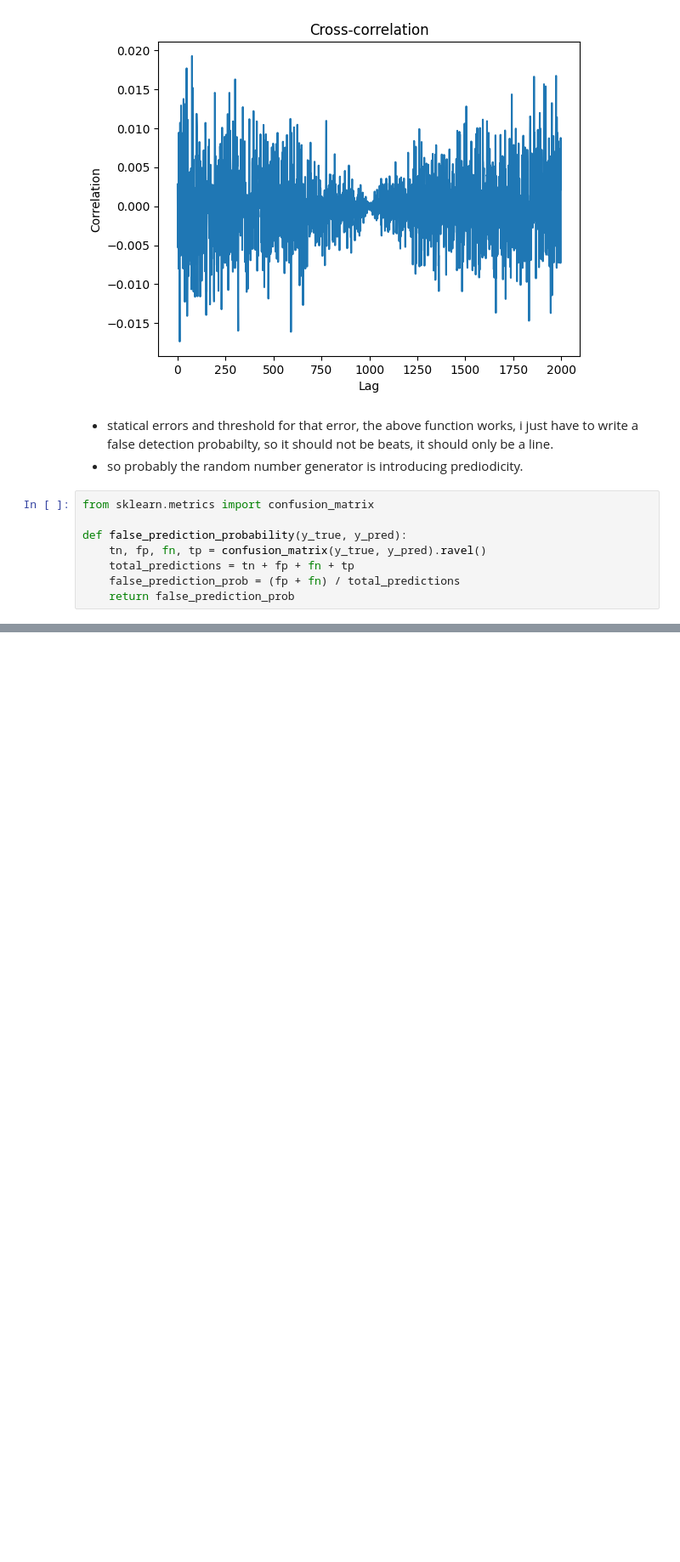
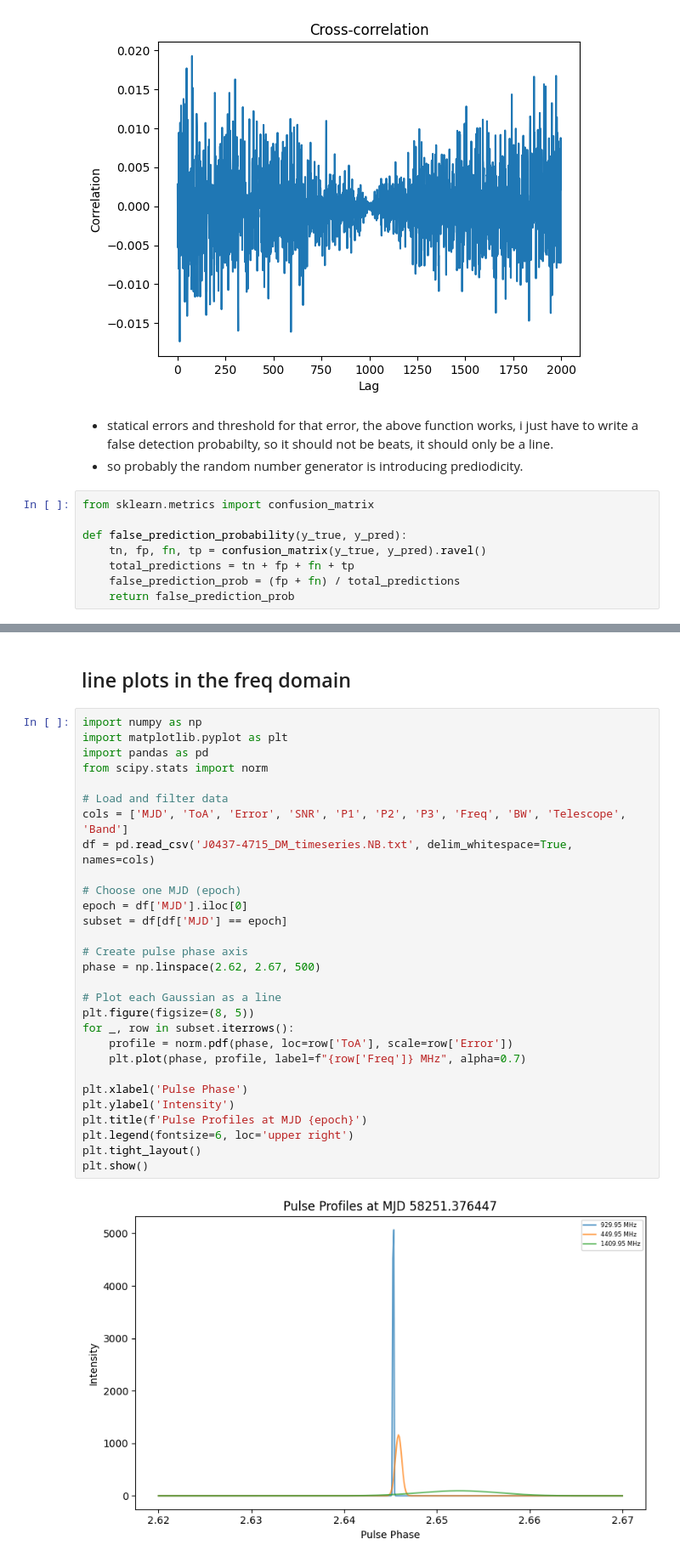
Before and after one commit to sonjaove/random-progs, a Jupyter notebook: corr.ipynb, the cells around one changed output, grey strips where cells are left out. Shown at 85% size. Saved outputs shown, nothing was run; the diff lists cells and outputs as text; blank space fills up the shorter version.

```diff
--- a/corr.ipynb
+++ b/corr.ipynb
@@ -148,0 +222,33 @@ def false_prediction_probability(y_true, y_pred):
+# %% [markdown]
+## line plots in the freq domain
+# %%
+import numpy as np
+import matplotlib.pyplot as plt
+import pandas as pd
+from scipy.stats import norm
+
+# Load and filter data
+cols = ['MJD', 'ToA', 'Error', 'SNR', 'P1', 'P2', 'P3', 'Freq', 'BW', 'Telescope', 'Band']
+df = pd.read_csv('J0437-4715_DM_timeseries.NB.txt', delim_whitespace=True, names=cols)
+
+# Choose one MJD (epoch)
+epoch = df['MJD'].iloc[0]
+subset = df[df['MJD'] == epoch]
+
+# Create pulse phase axis
+phase = np.linspace(2.62, 2.67, 500)
+
+# Plot each Gaussian as a line
+plt.figure(figsize=(8, 5))
+for _, row in subset.iterrows():
+    profile = norm.pdf(phase, loc=row['ToA'], scale=row['Error'])
+    plt.plot(phase, profile, label=f"{row['Freq']} MHz", alpha=0.7)
+
+plt.xlabel('Pulse Phase')
+plt.ylabel('Intensity')
+plt.title(f'Pulse Profiles at MJD {epoch}')
+plt.legend(fontsize=6, loc='upper right')
+plt.tight_layout()
+plt.show()
+# %% [output]
+[figure, added]
```
Also changed, not shown: parts of 4 cells of this notebook, 1 other file.
